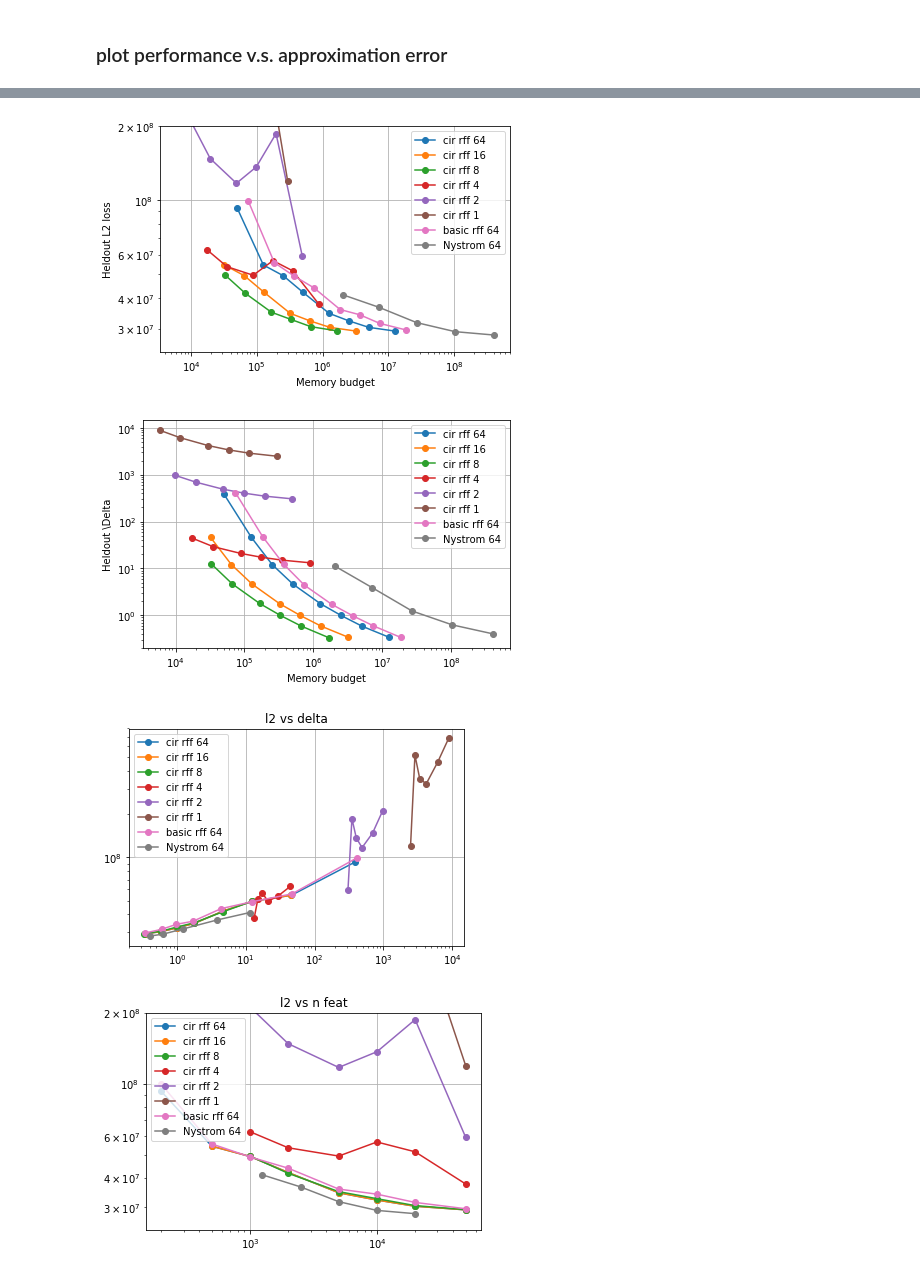
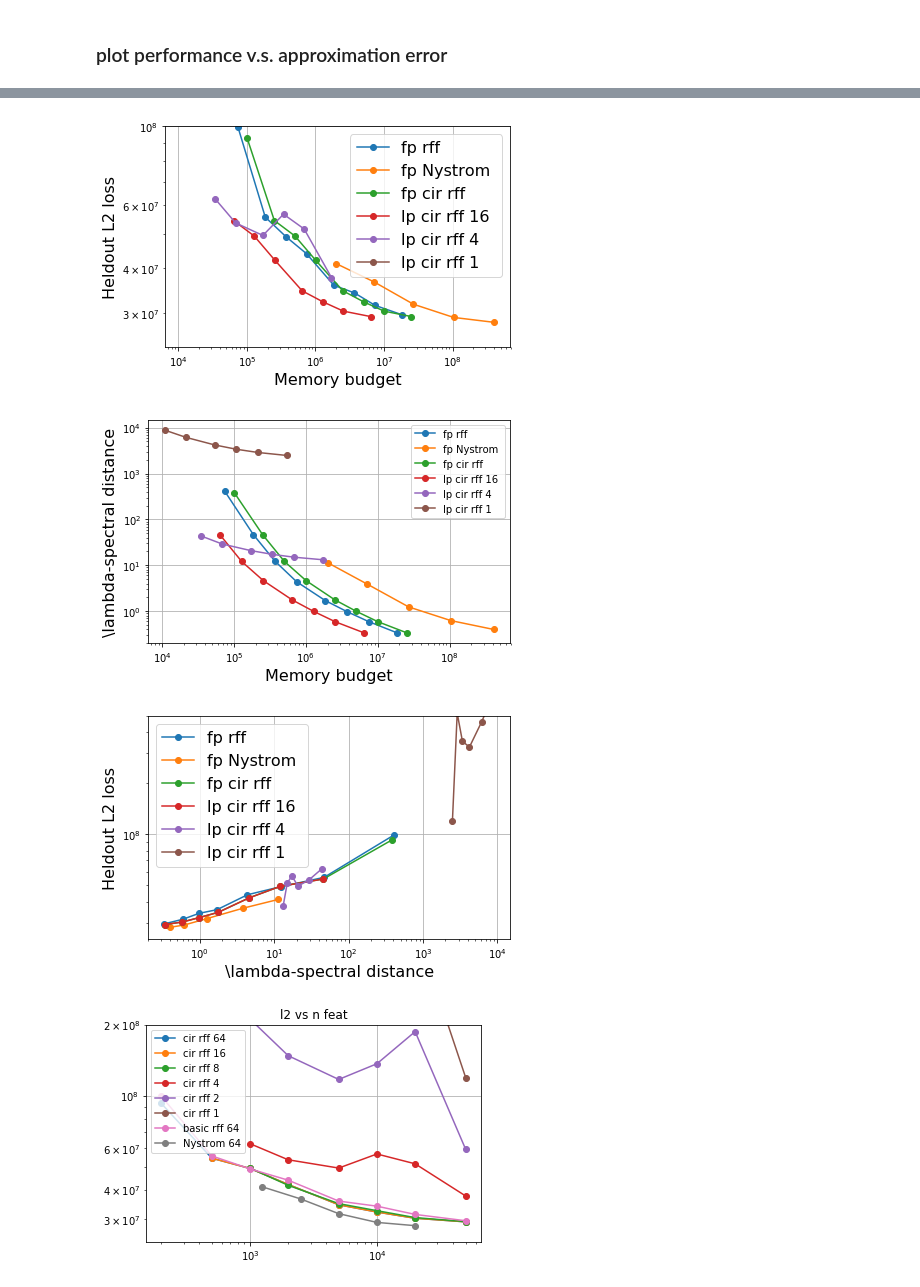
Before and after one commit to JianGoForIt/lp_rffs, a Jupyter notebook: kernel_reg/notebook/correlation-census-closeness-vs-kernel-approximation-error-real-setting-with-lambdastar-from-exact-kernel-with-delta-low-precision.ipynb, the cells around one changed output, grey strips where cells are left out. Cells and saved outputs as stored; diff of their text form; code cells hidden in the pictures.

Commit message:
small experiment plot updated

```diff
--- a/kernel_reg/notebook/correlation-census-closeness-vs-kernel-approximation-error-real-setting-with-lambdastar-from-exact-kernel-with-delta-low-precision.ipynb
+++ b/kernel_reg/notebook/correlation-census-closeness-vs-kernel-approximation-error-real-setting-with-lambdastar-from-exact-kernel-with-delta-low-precision.ipynb
@@ -87,7 +88,7 @@ l2_loss_list_cir_rff = {}
 delta_list_cir_rff = {}
 memory_list_cir_rff = {}
 for nbit in [64, 16, 8, 4, 2, 1]:
-    rff_mem_func = lambda n : get_cir_rff_memory(n, m, r, nbit)
+    rff_mem_func = lambda n : get_cir_rff_memory_with_model(n, m, r, nbit, c=1)
 
     n_rff_feat = n_rff_feat_dict[nbit]
     general_folder_measurement = "/dfs/scratch0/zjian/lp_kernel/lp_rff/regression_real_setting_independent_quant_seed"
@@ -114,7 +115,7 @@ for nbit in [64, 16, 8, 4, 2, 1]:
 #     print memory_list
 
 # get results from fp nystrom runs
-nystrom_mem_func = lambda n : get_nystrom_memory(n, m, r)
+nystrom_mem_func = lambda n : get_nystrom_memory_with_model(n, m, r, c=1)
 n_nystrom_feat = [1250, 2500, 5000, 10000, 20000]
 general_folder_measurement = "/dfs/scratch0/zjian/lp_kernel/closeness/regression_real_setting"
 general_folder_performance = "/dfs/scratch0/zjian/lp_kernel/closeness/regression_real_setting"
@@ -127,7 +128,7 @@ f_norm_list_nystrom, l2_loss_list_nystrom, delta_list_nystrom = \
 memory_list_nystrom = [nystrom_mem_func(x) for x in n_nystrom_feat]
 
 # get results from basic rff runs
-rff_mem_func = lambda n : get_rff_memory(n, m, r)
+rff_mem_func = lambda n : get_rff_memory_with_model(n, m, r, c=1)
 n_rff_feat = n_rff_feat_dict[64]
 general_folder_measurement = "/dfs/scratch0/zjian/lp_kernel/lp_rff/regression_real_setting_independent_quant_seed"
 general_folder_performance = "/dfs/scratch0/zjian/lp_kernel/lp_rff/regression_real_setting_independent_quant_seed"
@@ -145,50 +146,63 @@ memory_list_rff = [rff_mem_func(x) for x in n_rff_feat]
 # print memory_list_rff
 
 plt.figure()
-for nbit in [64, 16, 8, 4, 2, 1]:
-    plt.plot(memory_list_cir_rff[nbit], l2_loss_list_cir_rff[nbit], "-o", label="cir rff " + str(nbit) )
-plt.plot(memory_list_rff, l2_loss_list_rff, "-o", label="basic rff " + str(64) )
-plt.plot(memory_list_nystrom, l2_loss_list_nystrom, "-o", label="Nystrom " + str(64) )
+plt.plot(memory_list_rff, l2_loss_list_rff, "-o", label="fp rff ")
+plt.plot(memory_list_nystrom, l2_loss_list_nystrom, "-o", label="fp Nystrom ")
+for nbit in [64, 16, 4, 1]:
+    if nbit == 64:
+        plt.plot(memory_list_cir_rff[nbit], l2_loss_list_cir_rff[nbit], "-o", label="fp cir rff ")
+    else:
+        plt.plot(memory_list_cir_rff[nbit], l2_loss_list_cir_rff[nbit], "-o", label="lp cir rff " + str(nbit) )
 plt.grid()
 plt.yscale("log")
 plt.xscale("log")
 # plt.title("l2 vs memory")
-plt.ylabel("Heldout L2 loss")
-plt.xlabel("Memory budget")
-plt.legend()
-plt.ylim([None, 2e8])
+plt.ylabel("Heldout L2 loss", fontsize=16)
+plt.xlabel("Memory budget", fontsize=16)
+plt.legend(fontsize=16)
+plt.ylim([None, 1e8])
 plt.tight_layout()
 plt.savefig("./figures/regression_l2_vs_mem.pdf")
 plt.show()
 
 plt.figure()
-for nbit in [64, 16, 8, 4, 2, 1]:
-    plt.plot(memory_list_cir_rff[nbit], delta_list_cir_rff[nbit], "-o", label="cir rff " + str(nbit) )
-plt.plot(memory_list_rff, delta_list_rff, "-o", label="basic rff " + str(64) )
-plt.plot(memory_list_nystrom, delta_list_nystrom, "-o", label="Nystrom " + str(64) )
+plt.plot(memory_list_rff, delta_list_rff, "-o", label="fp rff ")
+plt.plot(memory_list_nystrom, delta_list_nystrom, "-o", label="fp Nystrom ")
+for nbit in [64, 16, 4, 1]:
+    if nbit == 64:
+        plt.plot(memory_list_cir_rff[nbit], delta_list_cir_rff[nbit], "-o", label="fp cir rff ")
+    else:
+        plt.plot(memory_list_cir_rff[nbit], delta_list_cir_rff[nbit], "-o", label="lp cir rff " + str(nbit) )
 plt.grid()
 plt.yscale("log")
 plt.xscale("log")
-plt.ylabel("Heldout \Delta")
-plt.xlabel("Memory budget")
+plt.ylabel("\lambda-spectral distance", fontsize=16)
+plt.xlabel("Memory budget", fontsize=16)
 # plt.title("delta vs memory")
 plt.legend()
-# plt.ylim([None, 2e8])
+# plt.ylim([None, 1e8])
 plt.tight_layout()
 plt.savefig("./figures/regression_delta_vs_mem.pdf")
 plt.show()
 
 plt.figure()
-for nbit in [64, 16, 8, 4, 2, 1]:
-    plt.plot(delta_list_cir_rff[nbit], l2_loss_list_cir_rff[nbit], "-o", label="cir rff " + str(nbit) )
-plt.plot(delta_list_rff, l2_loss_list_rff, "-o", label="basic rff " + str(64) )
-plt.plot(delta_list_nystrom, l2_loss_list_nystrom, "-o", label="Nystrom " + str(64) )
+plt.plot(delta_list_rff, l2_loss_list_rff, "-o", label="fp rff ")
+plt.plot(delta_list_nystrom, l2_loss_list_nystrom, "-o", label="fp Nystrom ")
+for nbit in [64, 16, 4, 1]:
+    if nbit == 64:
+        plt.plot(delta_list_cir_rff[nbit], l2_loss_list_cir_rff[nbit], "-o", label="fp cir rff ")
+    else:
+        plt.plot(delta_list_cir_rff[nbit], l2_loss_list_cir_rff[nbit], "-o", label="lp cir rff " + str(nbit) )
 plt.grid()
 plt.yscale("log")
 plt.xscale("log")
-plt.title("l2 vs delta")
-plt.legend()
-# plt.ylim([None, 2e8])
+# plt.title("l2 vs delta")
+plt.ylabel("Heldout L2 loss", fontsize=16)
+plt.xlabel("\lambda-spectral distance", fontsize=16)
+plt.legend(fontsize=16)
+plt.ylim([None, 5e8])
+plt.tight_layout()
+plt.savefig("./figures/regression_l2_vs_delta.pdf")
 plt.show()
 
 
@@ -234,5 +247,5 @@ plt.show()
-[figure, old version]
+[figure, new version]
-[figure, old version]
+[figure, new version]
-[figure, old version]
+[figure, new version]
 [figure]
 [figure]
```
Also changed, not shown: parts of 2 cells of this notebook, 1 other file.
